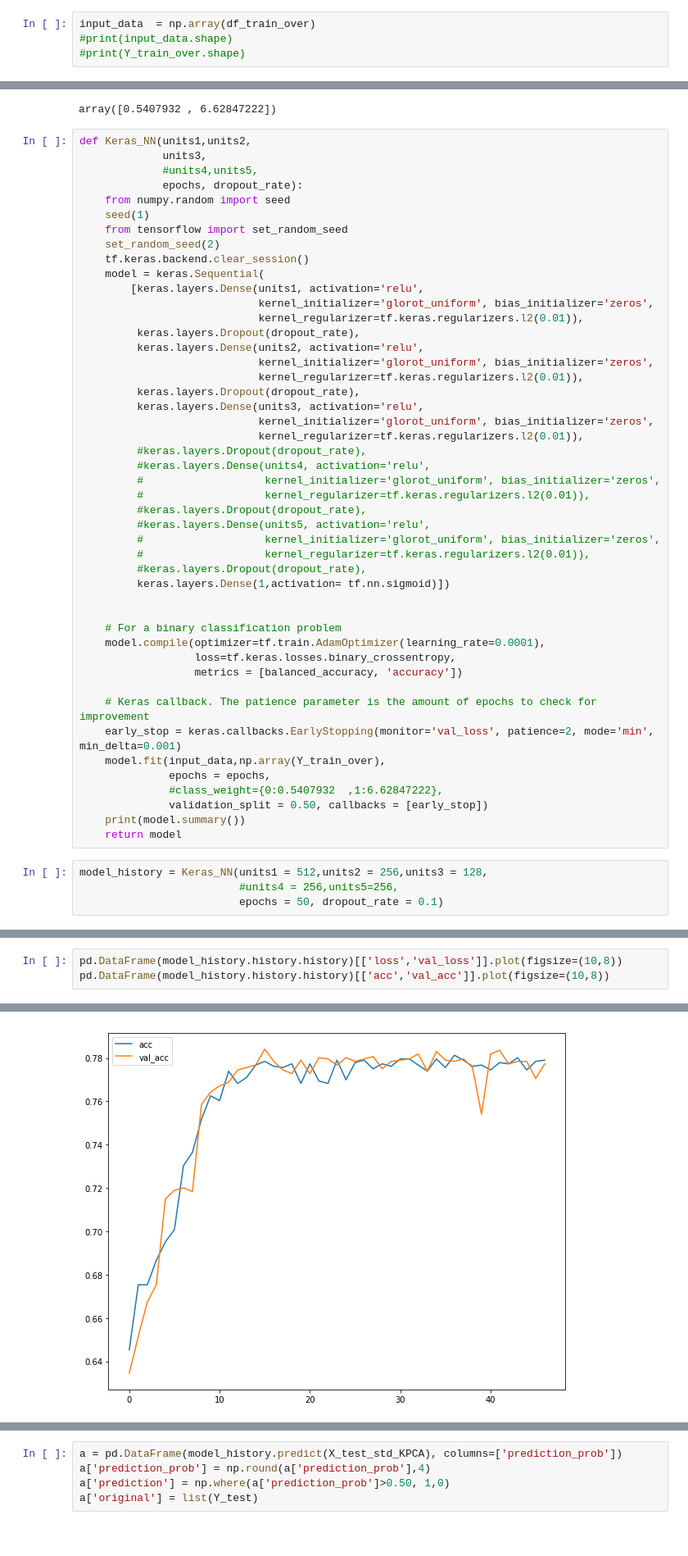
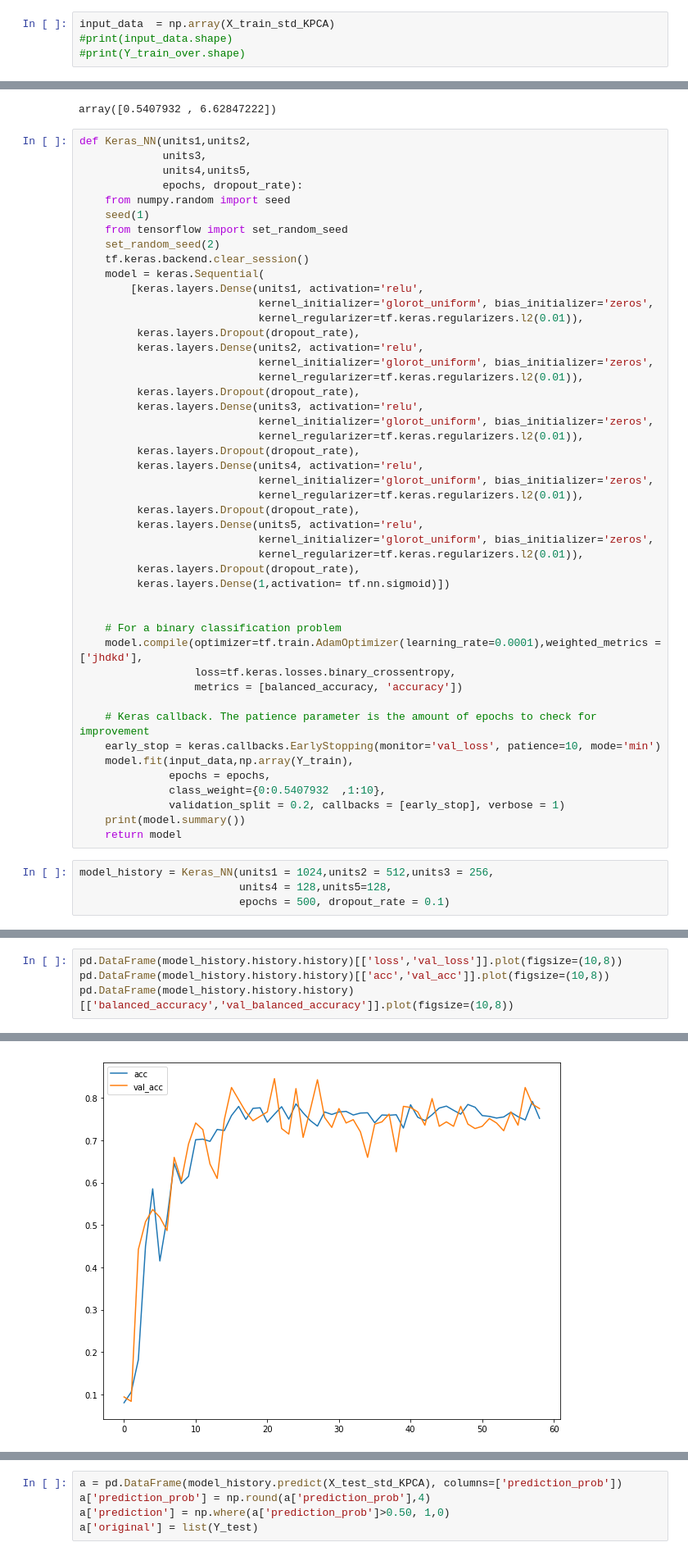
Before and after one commit to anubhav-reddy/Partial-Nephrectomy, a Jupyter notebook: Neural Network/Intra-Op-Complications-Neural-Network.ipynb, the cells around one changed output, grey strips where cells are left out. Shown at 82% size. Saved outputs shown, nothing was run; the diff lists cells and outputs as text.

```diff
--- a/Neural Network/Intra-Op-Complications-Neural-Network.ipynb
+++ b/Neural Network/Intra-Op-Complications-Neural-Network.ipynb
@@ -744,7 +744,7 @@ a = pd.DataFrame(X_train_std_KPCA)
 a['target'] = list(Y_train)
 a.to_csv("a.csv")
 # %%
-input_data  = np.array(df_train_over)
+input_data  = np.array(X_train_std_KPCA)
 #print(input_data.shape)
 #print(Y_train_over.shape)
 # %%
@@ -778,7 +778,7 @@ array([0.5407932 , 6.62847222])
 # %%
 def Keras_NN(units1,units2,
              units3,
-             #units4,units5,
+             units4,units5,
              epochs, dropout_rate):
     from numpy.random import seed
     seed(1)
@@ -797,33 +797,33 @@ def Keras_NN(units1,units2,
          keras.layers.Dense(units3, activation='relu',
                             kernel_initializer='glorot_uniform', bias_initializer='zeros',
                             kernel_regularizer=tf.keras.regularizers.l2(0.01)),
-         #keras.layers.Dropout(dropout_rate),
-         #keras.layers.Dense(units4, activation='relu',
-         #                   kernel_initializer='glorot_uniform', bias_initializer='zeros',
-         #                   kernel_regularizer=tf.keras.regularizers.l2(0.01)),
-         #keras.layers.Dropout(dropout_rate),
-         #keras.layers.Dense(units5, activation='relu',
-         #                   kernel_initializer='glorot_uniform', bias_initializer='zeros',
-         #                   kernel_regularizer=tf.keras.regularizers.l2(0.01)),
-         #keras.layers.Dropout(dropout_rate),
+         keras.layers.Dropout(dropout_rate),
+         keras.layers.Dense(units4, activation='relu',
+                            kernel_initializer='glorot_uniform', bias_initializer='zeros',
+                            kernel_regularizer=tf.keras.regularizers.l2(0.01)),
+         keras.layers.Dropout(dropout_rate),
+         keras.layers.Dense(units5, activation='relu',
+                            kernel_initializer='glorot_uniform', bias_initializer='zeros',
+                            kernel_regularizer=tf.keras.regularizers.l2(0.01)),
+         keras.layers.Dropout(dropout_rate),
          keras.layers.Dense(1,activation= tf.nn.sigmoid)])
 
 
     # For a binary classification problem
-    model.compile(optimizer=tf.train.AdamOptimizer(learning_rate=0.0001),
+    model.compile(optimizer=tf.train.AdamOptimizer(learning_rate=0.0001),weighted_metrics = ['jhdkd'],
                   loss=tf.keras.losses.binary_crossentropy,
                   metrics = [balanced_accuracy, 'accuracy'])
 
     # Keras callback. The patience parameter is the amount of epochs to check for improvement
-    early_stop = keras.callbacks.EarlyStopping(monitor='val_loss', patience=2, mode='min', min_delta=0.001)
-    model.fit(input_data,np.array(Y_train_over),
+    early_stop = keras.callbacks.EarlyStopping(monitor='val_loss', patience=10, mode='min')
+    model.fit(input_data,np.array(Y_train),
               epochs = epochs,
-              #class_weight={0:0.5407932  ,1:6.62847222},
-              validation_split = 0.50, callbacks = [early_stop])
+              class_weight={0:0.5407932  ,1:10},
+              validation_split = 0.2, callbacks = [early_stop], verbose = 1)
     print(model.summary())
     return model
 # %%
-model_history = Keras_NN(units1 = 512,units2 = 256,units3 = 128,
-                         #units4 = 256,units5=256,
-                         epochs = 50, dropout_rate = 0.1)
+model_history = Keras_NN(units1 = 1024,units2 = 512,units3 = 256,
+                         units4 = 128,units5=128,
+                         epochs = 500, dropout_rate = 0.1)
 # %% [output]
@@ -847,5 +847,6 @@ None
 # %%
 pd.DataFrame(model_history.history.history)[['loss','val_loss']].plot(figsize=(10,8))
 pd.DataFrame(model_history.history.history)[['acc','val_acc']].plot(figsize=(10,8))
+pd.DataFrame(model_history.history.history)[['balanced_accuracy','val_balanced_accuracy']].plot(figsize=(10,8))
 # %% [output]
 <matplotlib.axes._subplots.AxesSubplot at 0x...>
@@ -853 +854 @@ pd.DataFrame(model_history.history.history)[['acc','val_acc']].plot(figsize=(10,
-[figure, old version]
+[figure, new version]
```
Also changed, not shown: parts of 12 cells of this notebook, 1 other file.
